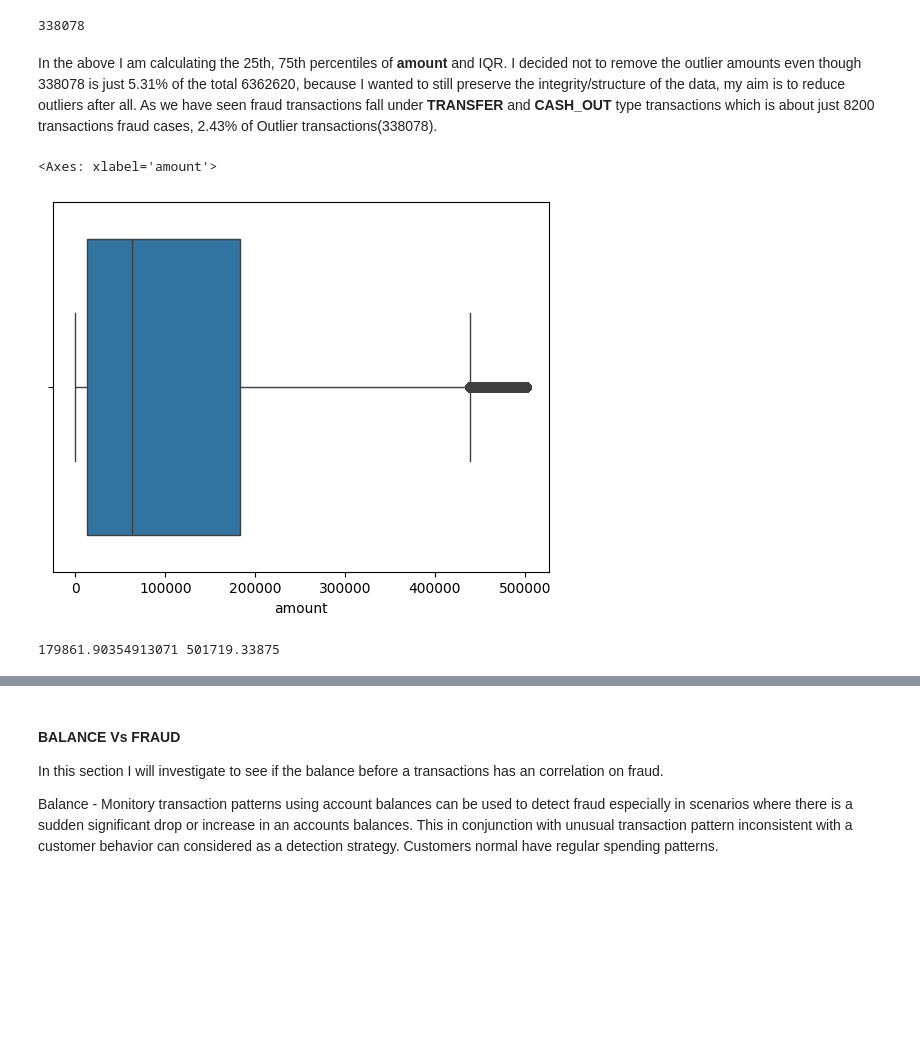
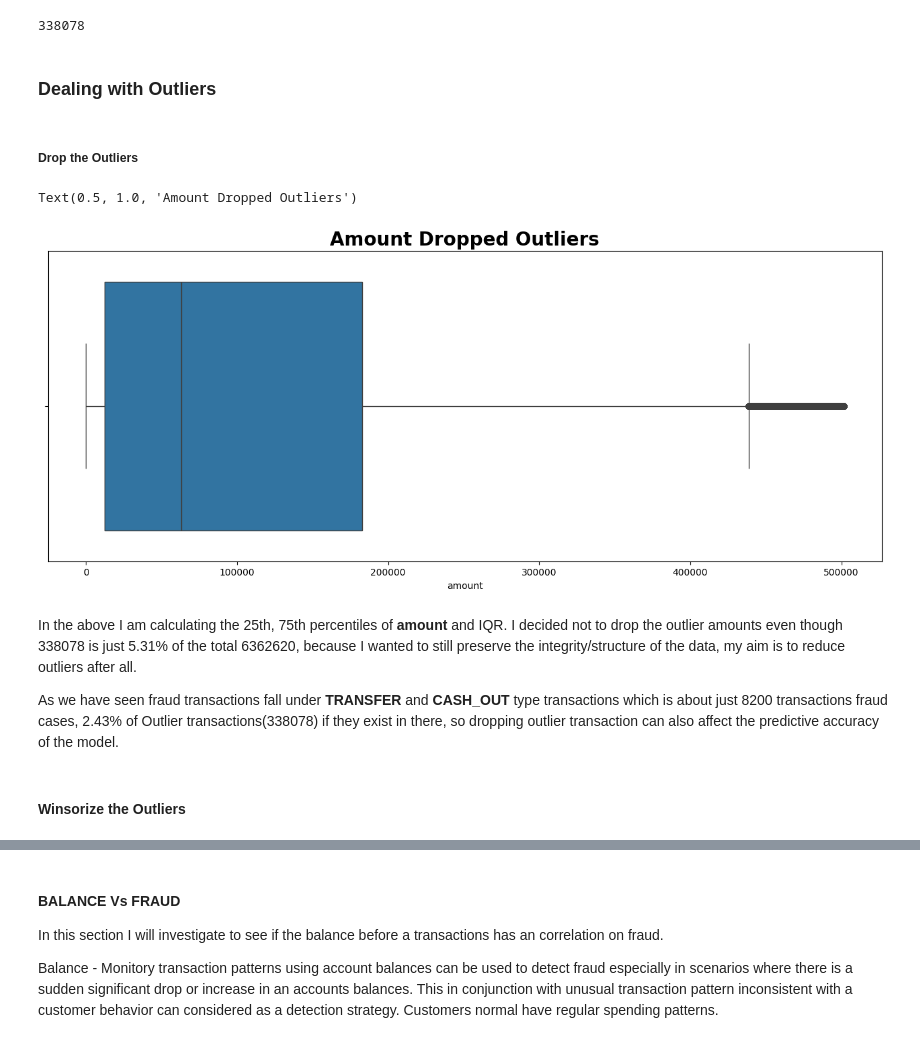
Before and after one commit to spectralcodex/momo-fincrime, a Jupyter notebook: fincrime.ipynb, the cells around one changed output, grey strips where cells are left out. Saved outputs shown, nothing was run; the diff lists cells and outputs as text; code cells hidden in the pictures; blank space fills up the shorter version.

Commit message:
model development

```diff
--- a/fincrime.ipynb
+++ b/fincrime.ipynb
@@ -538,2 +547,16 @@ len(dataset['amount'][outliers_low | outliers_up])
+# %% [markdown]
+### Dealing with Outliers
+# %% [markdown]
+##### Drop the Outliers
+# %%
+# Plot with dropped outliers
+plt.figure(figsize=(16,6))
+sns.boxplot(x = df['amount'])
+plt.title('Amount Dropped Outliers',fontweight="bold", size=20)
+# %% [output]
+Text(0.5, 1.0, 'Amount Dropped Outliers')
+[figure, added]
 # %% [markdown]
-In the above I am calculating the 25th, 75th percentiles of **amount** and IQR. I decided not to remove the outlier amounts even though 338078 is just 5.31% of the total 6362620, because I wanted to still preserve the integrity/structure of the data, my aim is to reduce outliers after all. As we have seen fraud transactions fall under **TRANSFER** and **CASH_OUT** type transactions which is about just 8200 transactions fraud cases, 2.43% of Outlier transactions(338078).
+In the above I am calculating the 25th, 75th percentiles of **amount** and IQR. I decided not to drop the outlier amounts even though 338078 is just 5.31% of the total 6362620, because I wanted to still preserve the integrity/structure of the data, my aim is to reduce outliers after all.
+
+As we have seen fraud transactions fall under **TRANSFER** and **CASH_OUT** type transactions which is about just 8200 transactions fraud cases, 2.43% of Outlier transactions(338078) if they exist in there, so dropping outlier transaction can also affect the predictive accuracy of the model.
@@ -542,5 +562,0 @@ df = dataset[~(outliers_low | outliers_up)]
-# %%
-sns.boxplot(x = df['amount'])
-# %% [output]
-<Axes: xlabel='amount'>
-[figure, removed]
@@ -564,4 +563,2 @@ def identify_and_handle_outliers(row):
-# %%
-print(mean, upper_bound)
-# %% [output]
-179861.90354913071 501719.33875
+# %% [markdown]
+#### Winsorize the Outliers
```
Also changed, not shown: parts of 38 cells of this notebook.
